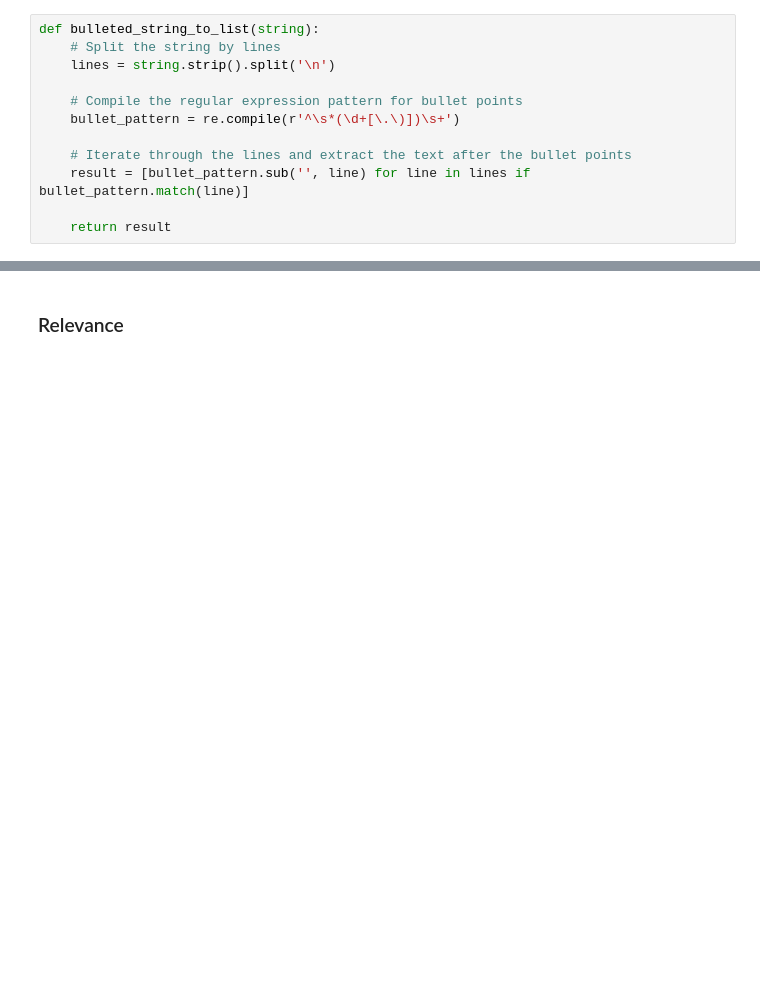
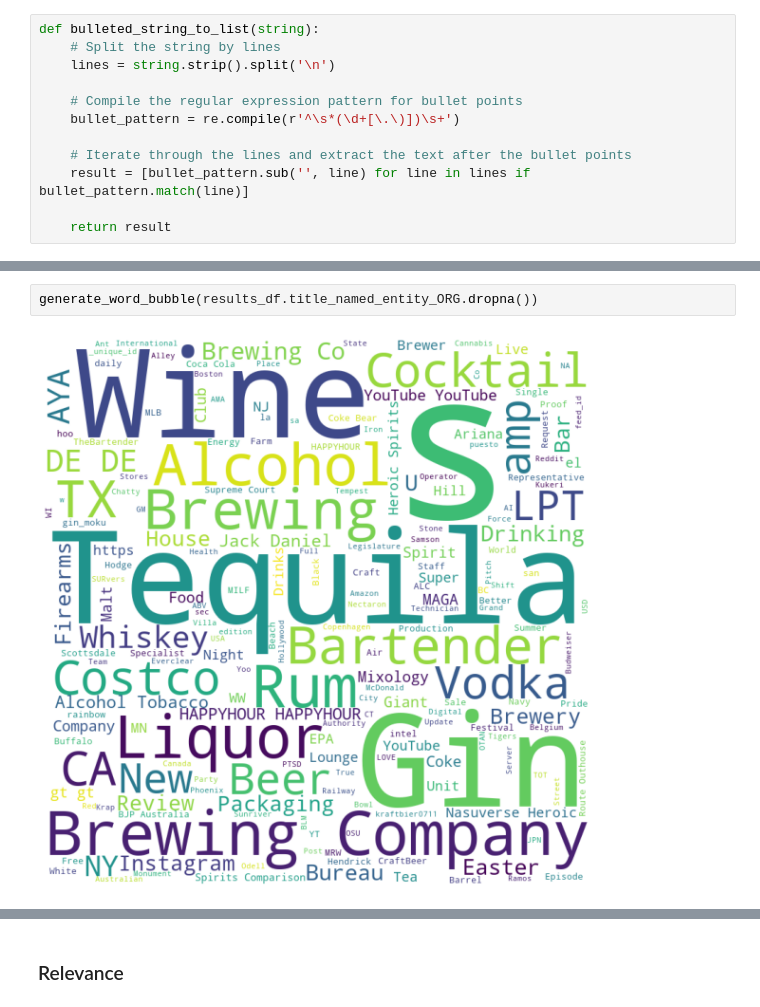
Before and after one commit to stvnchnsn/whitespace_detector, a Jupyter notebook: Exploratory.ipynb, the cells around one changed output, grey strips where cells are left out. Drawn from its saved outputs; the diff is of its cells as text; blank space fills up the shorter version.

```diff
--- a/Exploratory.ipynb
+++ b/Exploratory.ipynb
@@ -108,0 +233,4 @@ named_entity: ['San Francisco', 'Spritz', '#drinkresponsibly #', '#thelilletway'
+# %%
+generate_word_bubble(results_df.title_named_entity_ORG.dropna())
+# %% [output]
+[figure, added]
```
Also changed, not shown: parts of 50 cells of this notebook, 1 other file.
